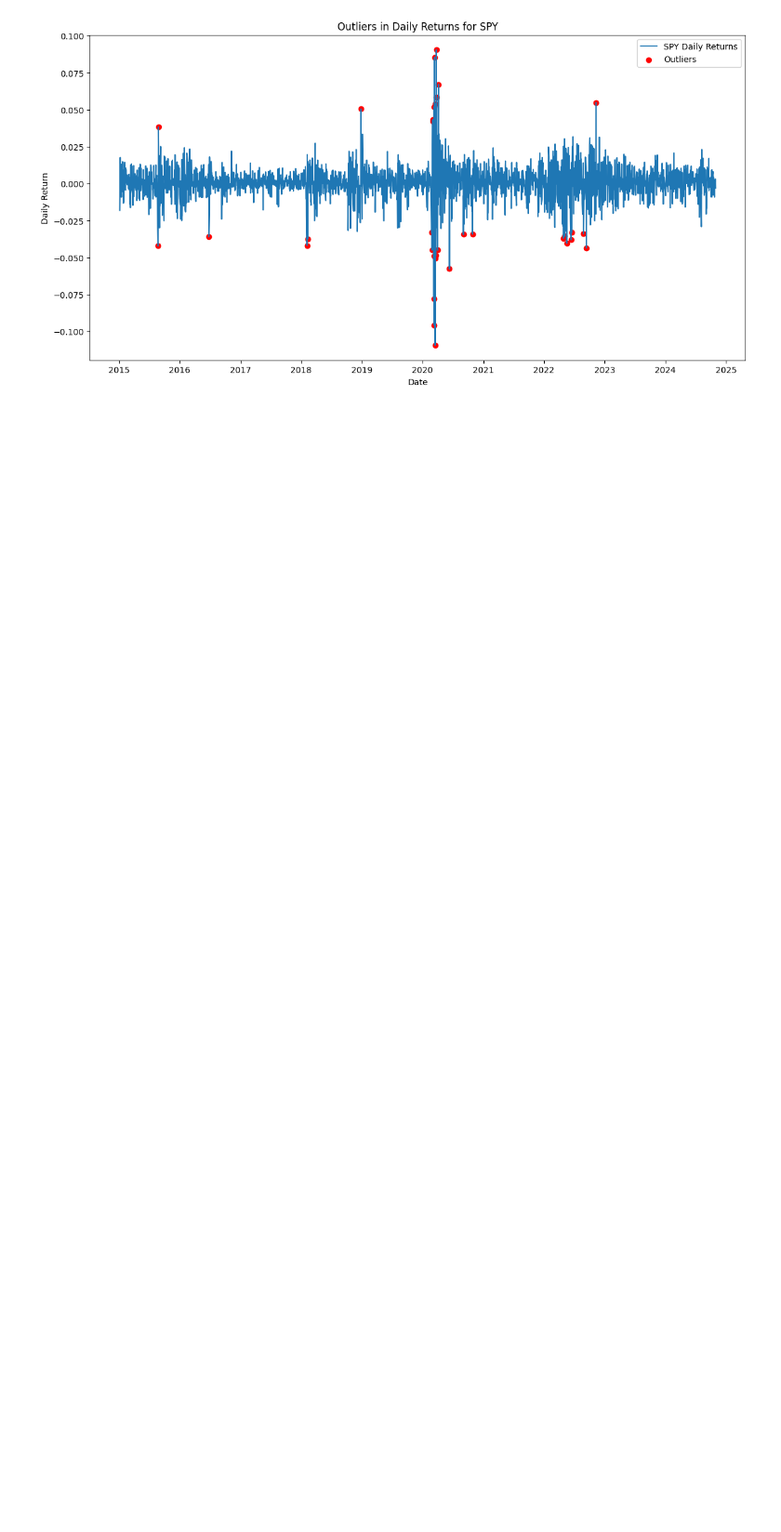
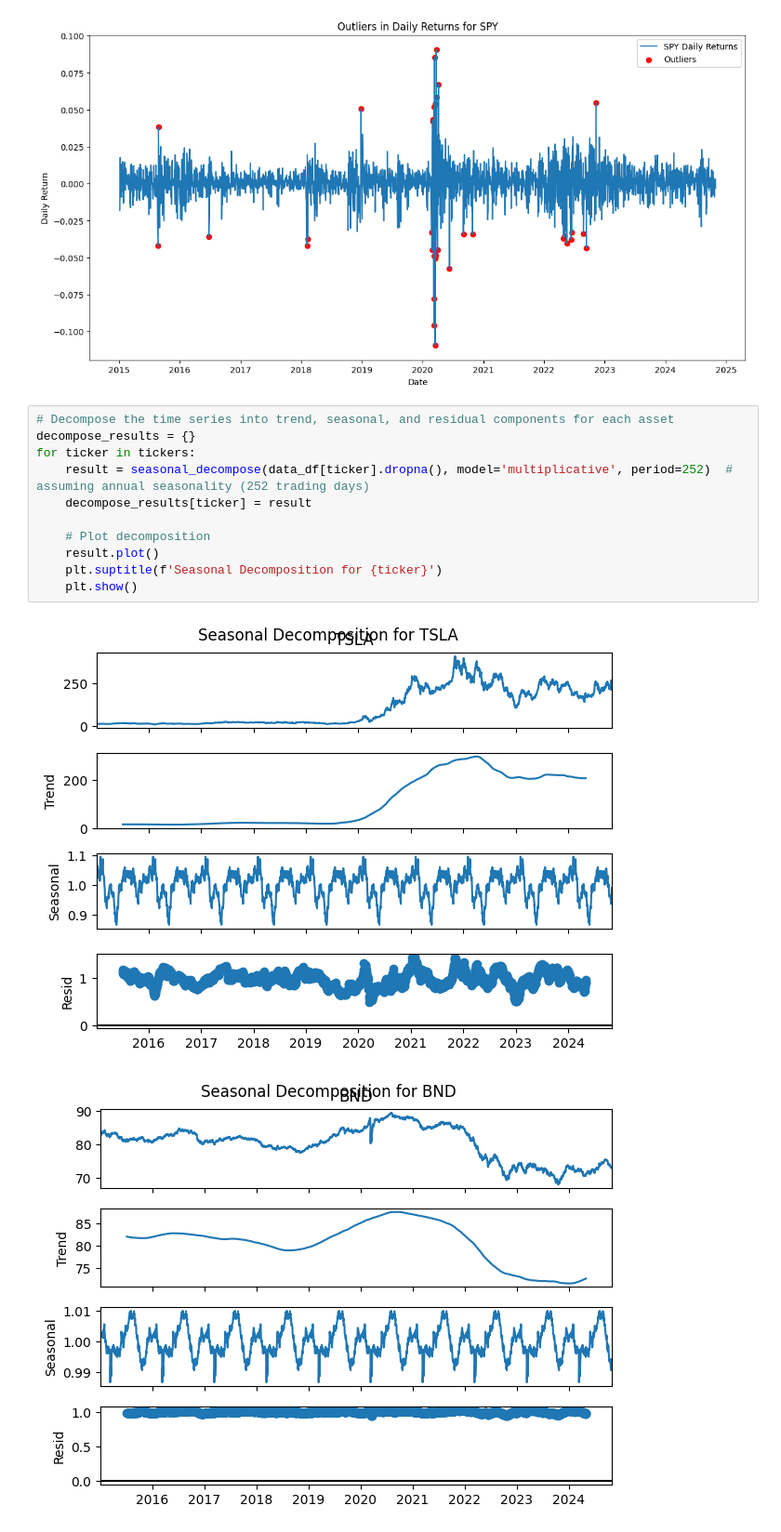
Before and after one commit to brook1167/GMF_Investments-Portfolio-Forecasting, a Jupyter notebook: notebooks/eda.ipynb, the cells around one changed output. Shown at 93% size. Cells and saved outputs as stored; diff of their text form; blank space fills up the shorter version.

Commit message:
plot seasonal decomposition

```diff
--- a/notebooks/eda.ipynb
+++ b/notebooks/eda.ipynb
@@ -162,3 +162,17 @@ for ticker in tickers:
 [figure]
 [figure]
 [figure]
+# %%
+# Decompose the time series into trend, seasonal, and residual components for each asset
+decompose_results = {}
+for ticker in tickers:
+    result = seasonal_decompose(data_df[ticker].dropna(), model='multiplicative', period=252)  # assuming annual seasonality (252 trading days)
+    decompose_results[ticker] = result
+
+    # Plot decomposition
+    result.plot()
+    plt.suptitle(f'Seasonal Decomposition for {ticker}')
+    plt.show()
+# %% [output]
+[figure, added]
+[figure, added]
```
Also changed, not shown: parts of 1 cell of this notebook.
